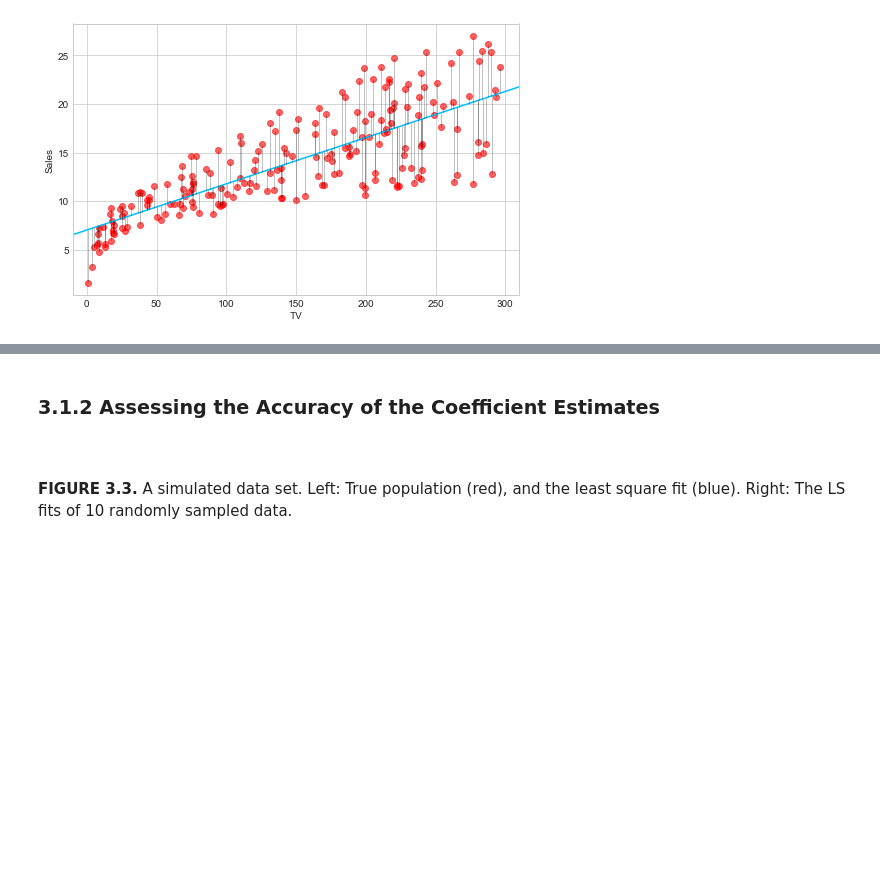
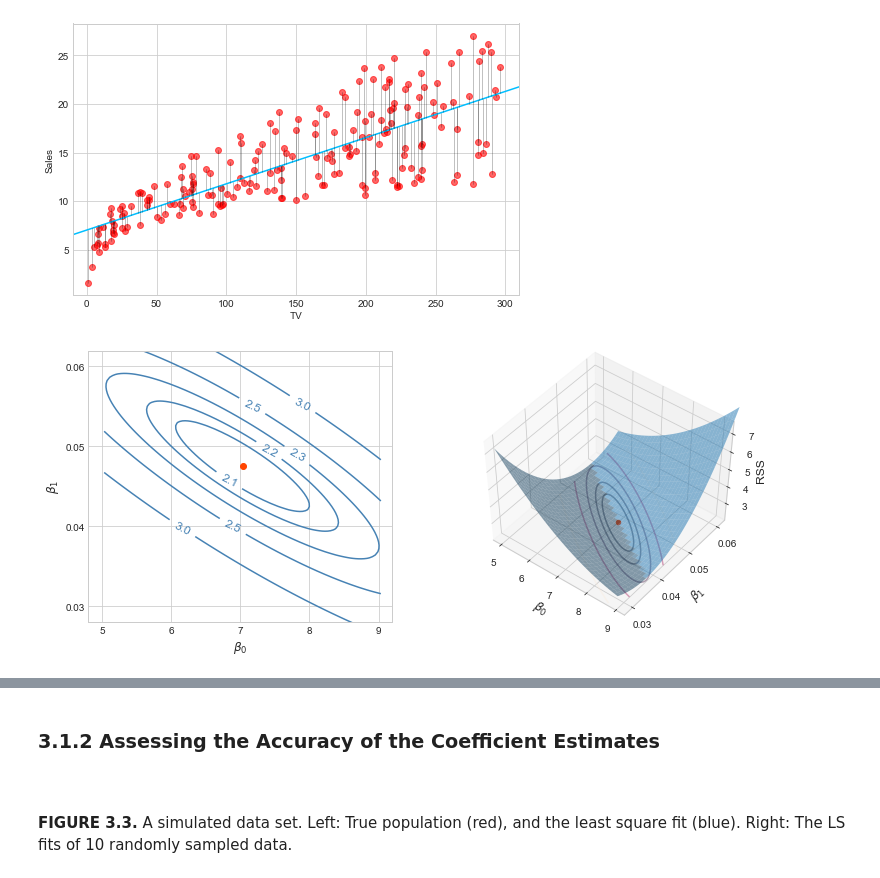
Before and after one commit to ditdili/An_Intro_To_Statistical_Learning, a Jupyter notebook: notebooks/Chapter-3-Linear_Regression-Copy1.ipynb, the cells around one changed output, grey strips where cells are left out. Saved outputs shown, nothing was run; the diff lists cells and outputs as text; code cells hidden in the pictures; blank space fills up the shorter version.

```diff
--- a/notebooks/Chapter-3-Linear_Regression-Copy1.ipynb
+++ b/notebooks/Chapter-3-Linear_Regression-Copy1.ipynb
@@ -136,6 +136,55 @@ ax.set_ylabel('Sales')
 ax.set_xlim(-10, 310);
 # %% [output]
 [figure]
+# %%
+b_0 = np.linspace(model.intercept_ - 2, model.intercept_ + 2, 100)
+b_1 = np.linspace(model.coef_[0] - 0.02, model.coef_[0] + 0.02, 100)
+xx, yy = np.meshgrid(b_0, b_1, indexing='xy')
+Z = np.zeros((b_0.size,b_1.size))
+
+# Calculating RSS values based on the grid coefficients
+for (i,j), val in np.ndenumerate(Z):
+    Z[i,j] = np.sum((y - xx[i,j] - X['TV'].ravel() * yy[i,j])**2)/1000
+
+# Calculating RSS
+RSS = np.sum((y - y_hat)**2) / 1000
+# %%
+from mpl_toolkits.mplot3d import Axes3D
+
+# Defining the figure size size and the subplots
+fig = plt.figure(figsize=(12, 5))
+
+ax1 = fig.add_subplot(121)
+ax2 = fig.add_subplot(122, projection = '3d')
+
+# For the left plot:
+cs = ax1.contour(xx, yy, Z, colors = 'steelblue', levels=[2.15, 2.2, 2.3, 2.5, 3])
+ax1.scatter(model.intercept_, model.coef_[0], c='orangered')
+ax1.clabel(cs, inline=True, fontsize=12, fmt='%1.1f')
+
+# For the right plot:
+ax2.plot_surface(xx, yy, Z, rstride=3, cstride=3, antialiased=True, alpha=0.5)
+ax2.contour(xx, yy, Z, zdir='z', offset=Z.min(), c='steelblue',
+            alpha=0.4, levels=[2.15, 2.2, 2.3, 2.5, 3])
+ax2.scatter3D(model.intercept_, model.coef_[0], RSS, c='orangered')
+
+ax2.view_init(elev=50, azim=308)
+ax2.set_zlabel('RSS', rotation=90, labelpad=-0.8, fontsize=12)
+ax2.set_zlim(Z.min(),Z.max())
+
+# Plotting on both plots
+for ax in (ax1, ax2):
+    # Setting extra parameters for the plots
+    ax.set_xlabel(r'$\beta_0$', fontsize=12)
+    ax.set_ylabel(r'$\beta_1$', fontsize=12)
+    ax.set_xticks(np.linspace(5, 9, 5))
+    ax.set_xlim(4.8, 9.2)
+    ax.set_yticks(np.linspace(0.03, 0.06, 4))
+    ax.set_ylim(0.028, 0.062);
+
+#fig.tight_layout()
+# %% [output]
+[figure, added]
 # %% [markdown]
 <a id='acc_coef'></a>
 # %% [markdown]
```
Also changed, not shown: parts of 1 cell of this notebook.
